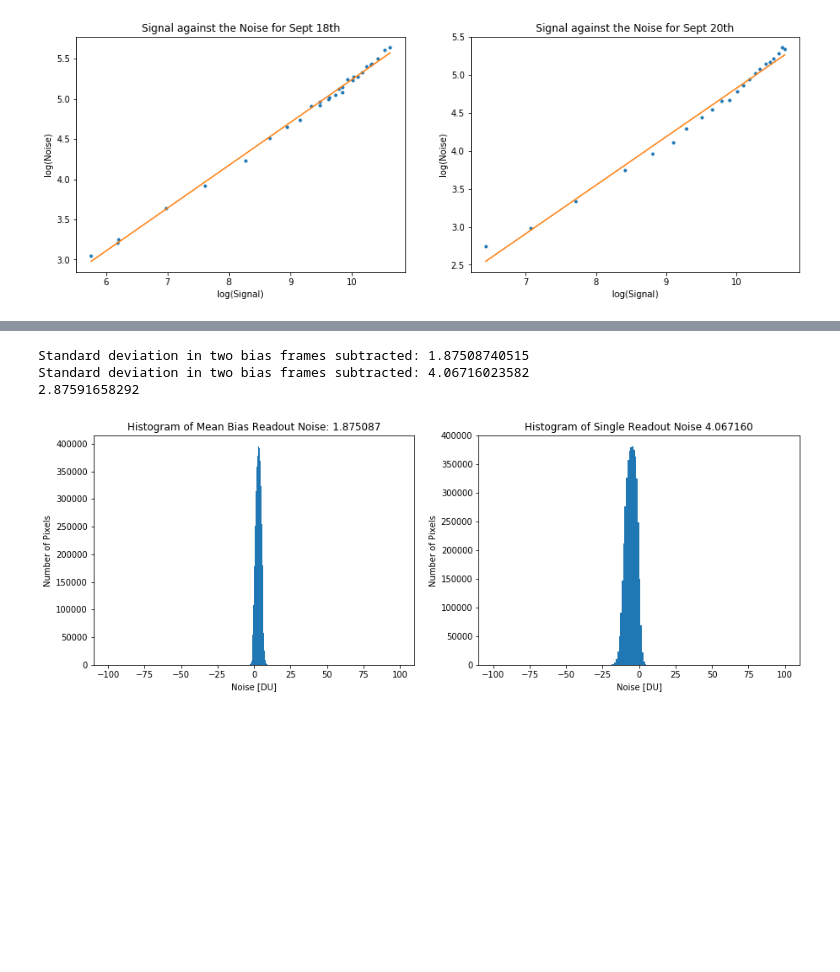
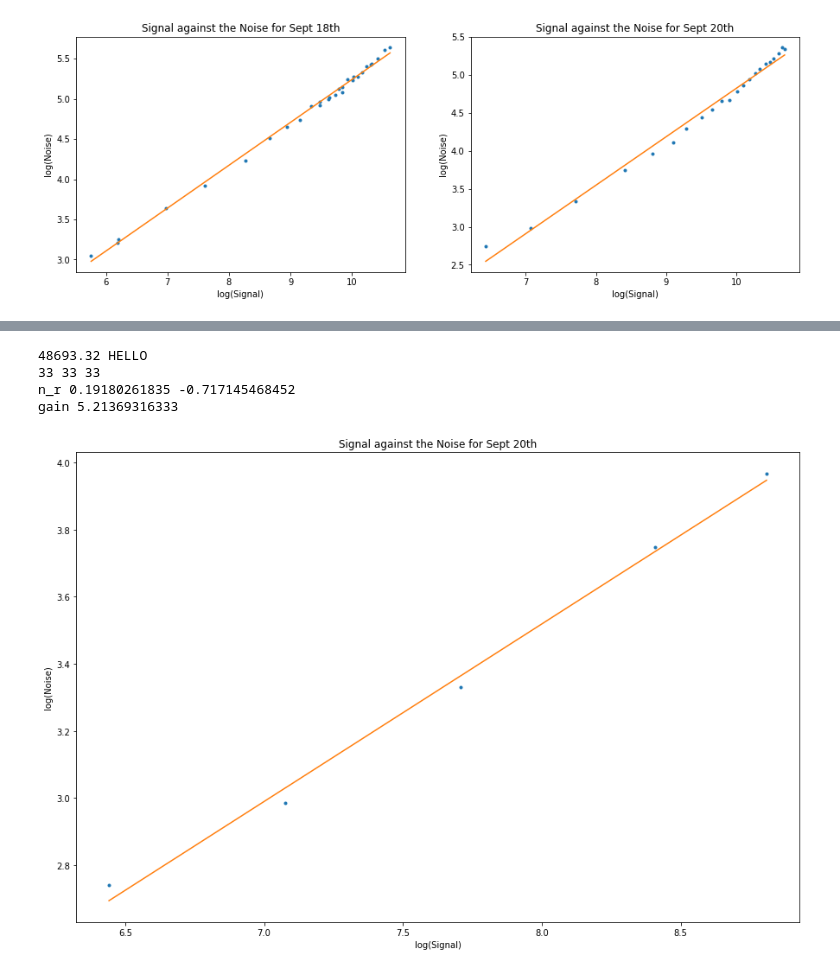
Before and after one commit to nannau/A329, a Jupyter notebook: notebooks/a329lab2.ipynb, the cells around one changed output, grey strips where cells are left out. Saved outputs shown, nothing was run; the diff lists cells and outputs as text; code cells hidden in the pictures; blank space fills up the shorter version.

```diff
--- a/notebooks/a329lab2.ipynb
+++ b/notebooks/a329lab2.ipynb
@@ -221,5 +210,5 @@ Readout noise in DU: 80.0109445748
 # %%
-image_file = '/home/user/real_readout_noise.fits'
+image_file = '/home/delluser/Desktop/A329/real_readout_noise.fits'
 image_data = fits.getdata(image_file) # use whole image
 
 bias_20 = []
@@ -253,9 +242,73 @@ print np.std(sub_full_bias_20)/np.sqrt(2)
 # Total noise contains RO noise from flat fields
 # Divide by root 2 to redout noise of single readout
 # The method is for single readout.
-# %% [output]
-Standard deviation in two bias frames subtracted: 1.87508740515
-Standard deviation in two bias frames subtracted: 4.06716023582
-2.87591658292
-[figure, removed]
+# %%
+flats_exp_20=[]
+flatted = []
+
+#for i, exp in enumerate(exp_20):
+#    if exp==22.0:
+#        flatted.append(mean_20[i])
+#
+#flat_mean = np.mean(flatted)
+
+#print flatted
+#new_mean_20 = mean_20/flat_mean
+
+##f, axarr = plt.subplots(1, 1, figsize=(10, 7))
+#axarr.loglog(new_mean_20, noise_20, '.')
+#axarr.set_title('Log(N) vs. Log(S) Sept. 20th')
+#plt.xlabel('Noise')
+#plt.ylabel('Signal')
+
+flats_exp_20=[]
+for image in images_20_flat:
+    hdu_list = fits.open(image)
+    prihdr = hdu_list[0].header
+    img = hdu_list[0].data[800:820,950:970]
+    if prihdr['EXPOSURE']==22.0:
+        flats_exp_20.append(img)
+
+flats_exp_20_mean = np.mean(np.mean(flats_exp_20, axis=0).flatten())
+print flats_exp_20_mean, "HELLO"
+flatted_mean_20 = []
+
+for image in images_20_flat:
+    hdu_list = fits.open(image)
+    prihdr = hdu_list[0].header
+    img = hdu_list[0].data[800:820,950:970]
+    flatted = (np.divide((hdu_list[0].data[800:820,950:970]-master_bias_18), flats_exp_20_mean).flatten())
+    flatted = np.multiply(flatted, flats_exp_20_mean)
+    flatted = np.mean(flatted)
+    flatted_mean_20.append(flatted)
+
+print len(flatted_mean_20), len(exposure_20), len(noise_20)
+
+df_20_flat_norm = pd.DataFrame({"exposure_20":exposure_20,"mean_20":flatted_mean_20,"noise_20":noise_20})
+df_20_flat_norm = df_20_flat_norm.loc[(df_20_flat_norm['mean_20']<9.5**4.)]
+
+exposure_20_m, mean_20_m, noise_20_m = df_20_flat_norm['exposure_20'].values, df_20_flat_norm['mean_20'].values, df_20_flat_norm['noise_20'].values
+
+mean_20_m=np.log(mean_20_m)
+noise_20_m=np.log(noise_20_m)
+
+p_20 = np.polyfit(mean_20_m, noise_20_m, 1)
+x_20 = np.linspace(np.min(mean_20_m), np.max(mean_20_m), len(noise_20_m))
+
+print 'n_r', 10**p_20[1], p_20[1]
+print 'gain', np.sqrt(10**(-2*p_20[1]))
+
+f, axarr = plt.subplots(1, 1, figsize=(15, 10))
+axarr.plot(mean_20_m, noise_20_m, '.')
+axarr.plot(x_20, p_20[0]*x_20+p_20[1], '-')
+axarr.set_title('Signal against the Noise for Sept 20th')
+axarr.set_xlabel('log(Signal)')
+axarr.set_ylabel('log(Noise)')
+f.savefig('signal_noise_fit_normed')
+# %% [output]
+48693.32 HELLO
+33 33 33
+n_r 0.19180261835 -0.717145468452
+gain 5.21369316333
+[figure, added]
 # %%
```
Also changed, not shown: parts of 10 cells of this notebook, 4 other files.
